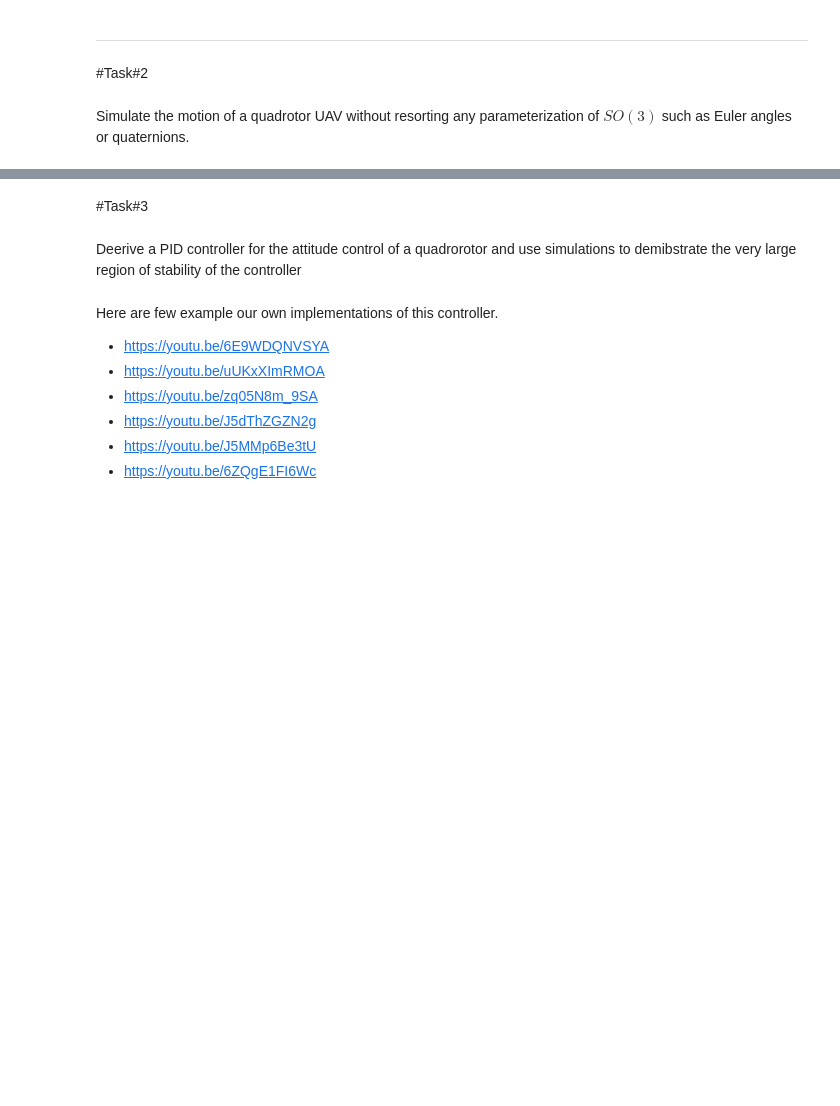
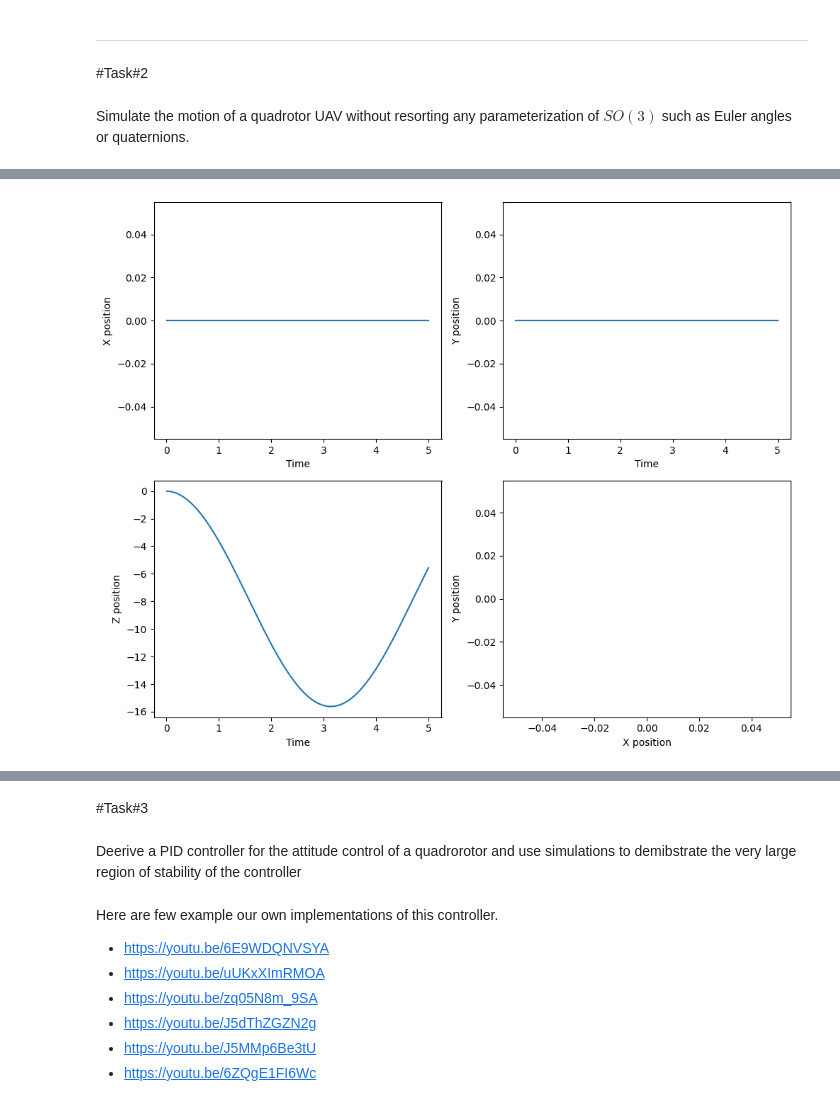
Before and after one commit to ME-UoP-ME421-Feb-2023/Kalman-CTT, a Jupyter notebook: KALMAN_CTT_ME421_ControlSystems_Lab.ipynb, the cells around one changed output, grey strips where cells are left out. Drawn from its saved outputs; the diff is of its cells as text; code cells hidden in the pictures; blank space fills up the shorter version.

```diff
--- a/KALMAN_CTT_ME421_ControlSystems_Lab.ipynb
+++ b/KALMAN_CTT_ME421_ControlSystems_Lab.ipynb
@@ -280,0 +643,79 @@ Simulate the motion of a quadrotor UAV without resorting any parameterization of
+# %%
+import numpy as np
+import matplotlib.pyplot as plt
+
+class QuadrotorSimulation:
+    def __init__(self, dt=0.01, m=0.5, l=0.25):
+        self.dt = dt  # time step
+        self.m = m  # mass
+        self.l = l  # arm length
+
+        self.t = 0  # current time
+        self.x = np.zeros(3)  # position [x, y, z]
+        self.v = np.zeros(3)  # velocity [vx, vy, vz]
+
+        self.history = {'t': [], 'x': [], 'v': []}  # store history for plotting
+
+    def update_state(self, u):
+        # u: control input [thrust, torque]
+        thrust, torque = u
+
+        # Calculate acceleration
+        acceleration = np.array([0, 0, -9.81]) + np.array([0, 0, thrust / self.m])
+
+        # Update velocity and position
+        self.v += acceleration * self.dt
+        self.x += self.v * self.dt
+
+        # Update time
+        self.t += self.dt
+
+        # Store current state in history
+        self.history['t'].append(self.t)
+        self.history['x'].append(self.x.copy())
+        self.history['v'].append(self.v.copy())
+
+    def simulate(self, duration, control_function):
+        num_steps = int(duration / self.dt)
+
+        for _ in range(num_steps):
+            u = control_function(self.t, self.x, self.v)
+            self.update_state(u)
+
+    def plot_trajectory(self):
+        x_history = np.array(self.history['x'])
+
+        fig, ax = plt.subplots(2, 2, figsize=(10, 8))
+        ax[0, 0].plot(self.history['t'], x_history[:, 0])
+        ax[0, 0].set_xlabel('Time')
+        ax[0, 0].set_ylabel('X position')
+
+        ax[0, 1].plot(self.history['t'], x_history[:, 1])
+        ax[0, 1].set_xlabel('Time')
+        ax[0, 1].set_ylabel('Y position')
+
+        ax[1, 0].plot(self.history['t'], x_history[:, 2])
+        ax[1, 0].set_xlabel('Time')
+        ax[1, 0].set_ylabel('Z position')
+
+        ax[1, 1].plot(x_history[:, 0], x_history[:, 1])
+        ax[1, 1].set_xlabel('X position')
+        ax[1, 1].set_ylabel('Y position')
+
+        plt.tight_layout()
+        plt.show()
+
+# Example usage:
+def control_function(t, x, v):
+    # Simple control strategy: hover at a constant height
+    target_height = 2.0
+    error = target_height - x[2]
+    thrust = error * 0.5  # proportional control
+
+    return thrust, np.zeros(3)  # no torque
+
+sim = QuadrotorSimulation()
+sim.simulate(duration=5.0, control_function=control_function)
+sim.plot_trajectory()
+# %% [output]
+[figure, added]
```
Also changed, not shown: parts of 19 cells of this notebook.
